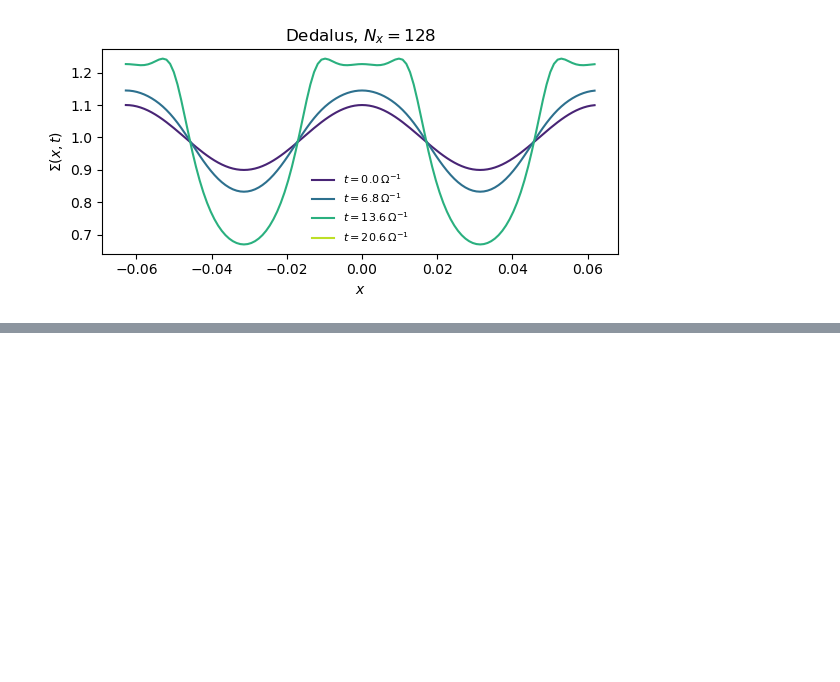
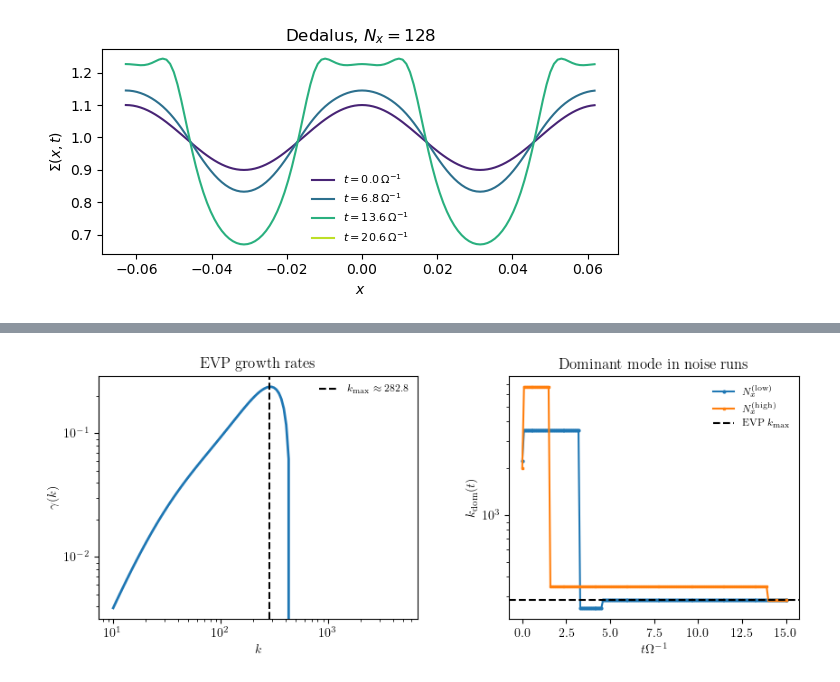
Before and after one commit to KonstantinGerbig/diff-inst, a Jupyter notebook: notebooks/paper_nonlinear.ipynb, the cells around one changed output, grey strips where cells are left out. Cells and saved outputs as stored; diff of their text form; code cells hidden in the pictures; blank space fills up the shorter version.

```diff
--- a/notebooks/paper_nonlinear.ipynb
+++ b/notebooks/paper_nonlinear.ipynb
@@ -428,0 +444,21 @@ fig, axes = plot_sigma_max_and_snapshots(
+# %%
+# %% dominant-mode vs theory plot for noise runs
+
+from diffinst.vis.nonlinear import plot_noise_dominant_mode_vs_theory
+
+run_low_dir  = RUN_NOISE_NATIVE["lowres"]
+run_high_dir = RUN_NOISE_NATIVE["hires"]
+
+fig, axes = plot_noise_dominant_mode_vs_theory(
+    run_low=run_low_dir,
+    run_high=run_high_dir,
+    cfg_path=EXP_DIFFSLOPE,   # or a dedicated noise config with same physics
+    kmin=10.0,
+    kmax=5e3,
+    nk=120,
+    amp_floor=1e-6,
+)
+
+plt.show()
+# %% [output]
+[figure, added]
```
Also changed, not shown: parts of 5 cells of this notebook, 2 other files.
